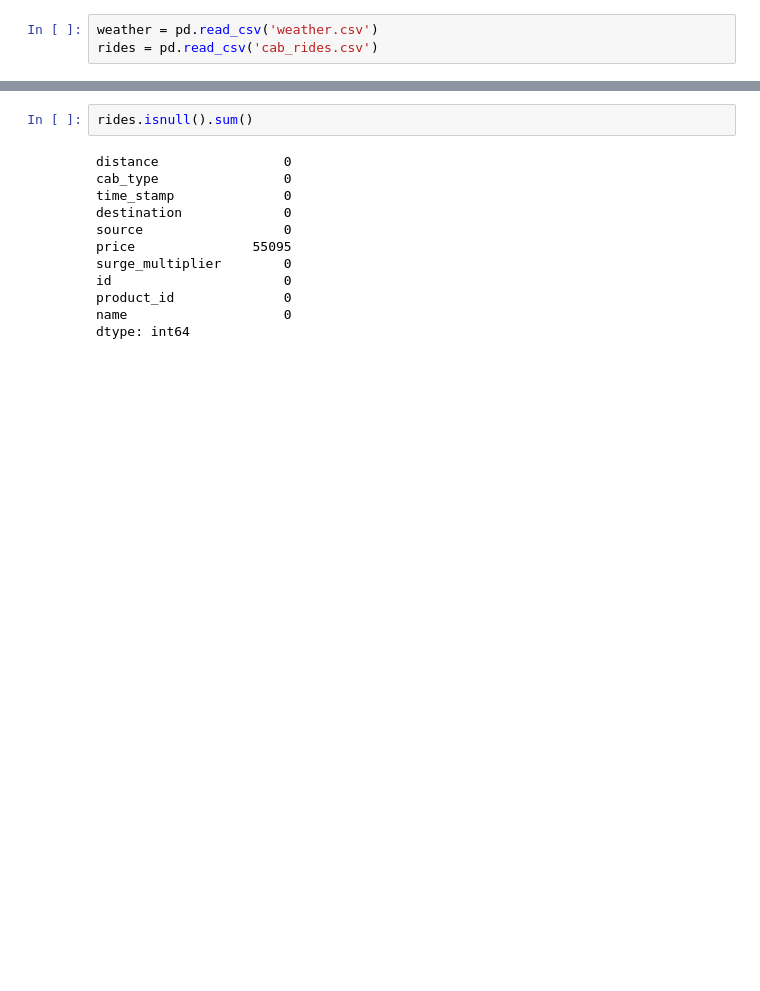
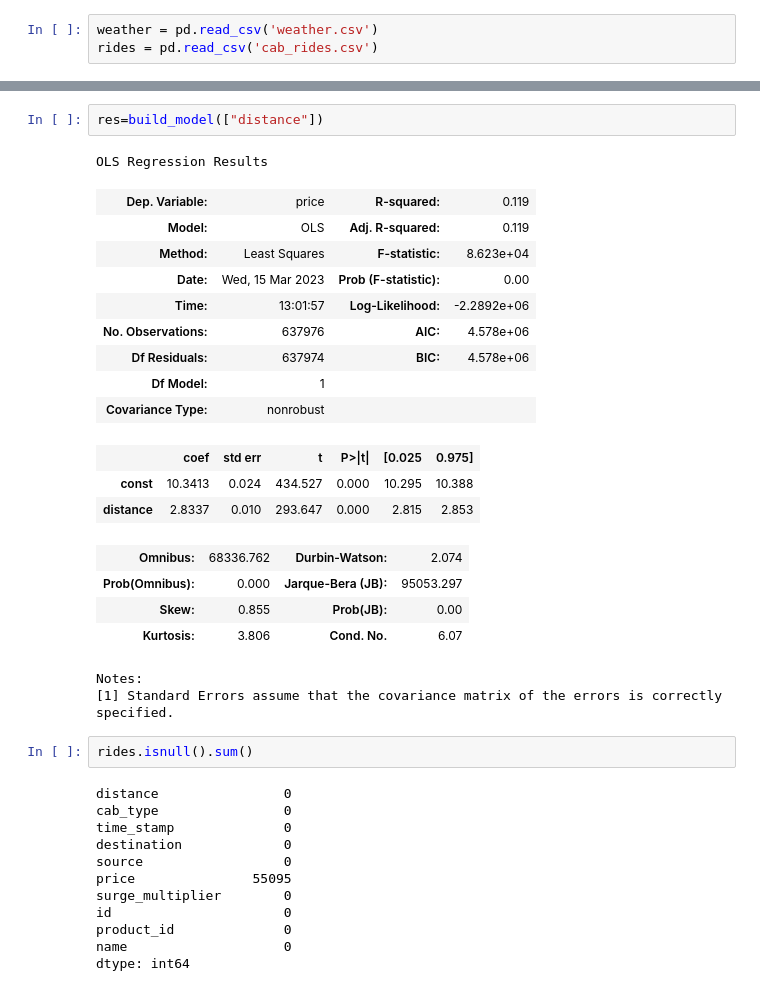
Before and after one commit to cndywu/TheYelpers, a Jupyter notebook: Final_Project_Model.ipynb, the cells around one changed output, grey strips where cells are left out. Saved outputs shown, nothing was run; the diff lists cells and outputs as text; blank space fills up the shorter version.

```diff
--- a/Final_Project_Model.ipynb
+++ b/Final_Project_Model.ipynb
@@ -132,3 +128,25 @@ ValueError: Pandas data cast to numpy dtype of object. Check input data with np.
+# %%
+res=build_model(["distance"])
+# %% [output]
+OLS Regression Results
+| Dep. Variable: | price | R-squared: | 0.119 |
+| Model: | OLS | Adj. R-squared: | 0.119 |
+| Method: | Least Squares | F-statistic: | 8.623e+04 |
+| Date: | Wed, 15 Mar 2023 | Prob (F-statistic): | 0.00 |
+| Time: | 13:01:57 | Log-Likelihood: | -2.2892e+06 |
+| No. Observations: | 637976 | AIC: | 4.578e+06 |
+| Df Residuals: | 637974 | BIC: | 4.578e+06 |
+| Df Model: | 1 |  |  |
+| Covariance Type: | nonrobust |  |  |
+|  | coef | std err | t | P>|t| | [0.025 | 0.975] |
+| const | 10.3413 | 0.024 | 434.527 | 0.000 | 10.295 | 10.388 |
+| distance | 2.8337 | 0.010 | 293.647 | 0.000 | 2.815 | 2.853 |
+| Omnibus: | 68336.762 | Durbin-Watson: | 2.074 |
+| Prob(Omnibus): | 0.000 | Jarque-Bera (JB): | 95053.297 |
+| Skew: | 0.855 | Prob(JB): | 0.00 |
+| Kurtosis: | 3.806 | Cond. No. | 6.07 |
+Notes:
+[1] Standard Errors assume that the covariance matrix of the errors is correctly specified.
 # %%
 rides.isnull().sum()
 # %% [output]
```
Also changed, not shown: parts of 37 cells of this notebook, 1 other file.
